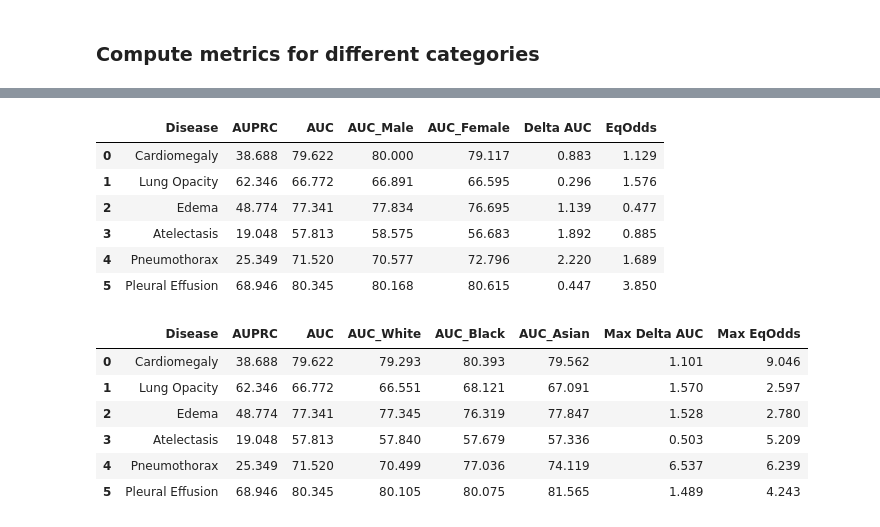
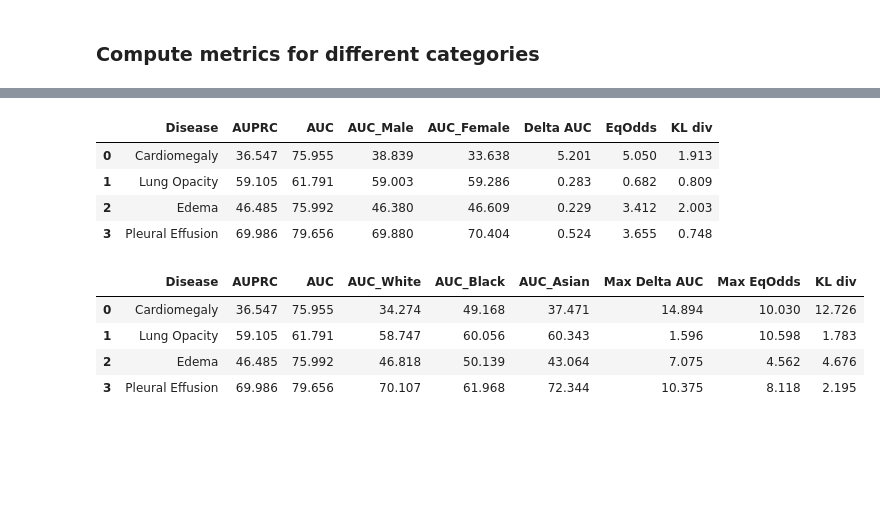
Before and after one commit to clemence-mottez/Mitigating-bias-in-DL-models, a Jupyter notebook: bias_mitigation/bias_mitigation_NN_data_augmentation.ipynb, the cells around one changed output, grey strips where cells are left out. Saved outputs shown, nothing was run; the diff lists cells and outputs as text; code cells hidden in the pictures; blank space fills up the shorter version.

```diff
--- a/bias_mitigation/bias_mitigation_NN_data_augmentation.ipynb
+++ b/bias_mitigation/bias_mitigation_NN_data_augmentation.ipynb
@@ -428,7 +518,7 @@ for target, no_finding_target in zip(targets, y_no_finding):
 
 targets = np.array(updated_targets)
 # %%
-diseases = ['Cardiomegaly', 'Lung Opacity', 'Edema', 'Atelectasis', 'Pneumothorax', 'Pleural Effusion']
+diseases = ['Cardiomegaly', 'Lung Opacity', 'Edema', 'Pleural Effusion']
 # %%
 def compute_metrics(predictions, targets):
     # Calculate metrics for each disease
@@ -773,22 +948,29 @@ for disease, values in metrics.items():
     auprc_overall = values['AUPRC'] *100
 
     auc_overall = values['AUC'] *100
-    auc_male = metrics_male[disease]['AUC'] *100
-    auc_female = metrics_female[disease]['AUC'] *100
+    auc_male = metrics_male[disease]['AUPRC'] *100
+    auc_female = metrics_female[disease]['AUPRC'] *100
     tp_rate_male = metrics_male[disease]['TP Rate'] *100
     tp_rate_female = metrics_female[disease]['TP Rate'] *100
     fp_rate_male = metrics_male[disease]['FP Rate'] *100
     fp_rate_female = metrics_female[disease]['FP Rate'] *100
+
+    kl1 = metrics_male[disease]['KL Div'] *100
+    kl2 = metrics_female[disease]['KL Div'] *100
+
+
+    delta_KL_sex = abs(kl1 - kl2)
+
 
     # Calculate delta AUC and equality of odds
     delta_auc_sex = abs(auc_male - auc_female)
     eq_odds_sex = 0.5 * (abs(tp_rate_male - tp_rate_female) + abs(fp_rate_male - fp_rate_female))
 
     # Append to the data list
-    data_sex.append([disease, auprc_overall, auc_overall, auc_male, auc_female, delta_auc_sex, eq_odds_sex])
+    data_sex.append([disease, auprc_overall, auc_overall, auc_male, auc_female, delta_auc_sex, eq_odds_sex, delta_KL_sex])
 
 # Create a DataFrame
-df_sex = pd.DataFrame(data_sex, columns=['Disease', 'AUPRC', 'AUC', 'AUC_Male', 'AUC_Female', 'Delta AUC', 'EqOdds'])
+df_sex = pd.DataFrame(data_sex, columns=['Disease', 'AUPRC', 'AUC', 'AUC_Male', 'AUC_Female', 'Delta AUC', 'EqOdds', 'KL div'])
 
 
 # Styling the DataFrame
@@ -798,19 +980,18 @@ styled_df = df_sex.style.format({
     'AUC_Male': "{:.3f}",
     'AUC_Female': "{:.3f}",
     'Delta AUC': "{:.3f}",
-    'EqOdds': "{:.3f}"
-}).background_gradient(cmap='viridis', subset=['AUPRC', 'AUC', 'AUC_Male', 'AUC_Female', 'Delta AUC', 'EqOdds'])
+    'EqOdds': "{:.3f}",
+    'KL div': "{:.3f}"
+}).background_gradient(cmap='viridis', subset=['AUPRC', 'AUC', 'AUC_Male', 'AUC_Female', 'Delta AUC', 'EqOdds', 'KL div'])
 
 # Display the styled DataFrame
 styled_df
 # %% [output]
-|  | Disease | AUPRC | AUC | AUC_Male | AUC_Female | Delta AUC | EqOdds |
-| 0 | Cardiomegaly | 38.688 | 79.622 | 80.000 | 79.117 | 0.883 | 1.129 |
-| 1 | Lung Opacity | 62.346 | 66.772 | 66.891 | 66.595 | 0.296 | 1.576 |
-| 2 | Edema | 48.774 | 77.341 | 77.834 | 76.695 | 1.139 | 0.477 |
-| 3 | Atelectasis | 19.048 | 57.813 | 58.575 | 56.683 | 1.892 | 0.885 |
-| 4 | Pneumothorax | 25.349 | 71.520 | 70.577 | 72.796 | 2.220 | 1.689 |
-| 5 | Pleural Effusion | 68.946 | 80.345 | 80.168 | 80.615 | 0.447 | 3.850 |
+|  | Disease | AUPRC | AUC | AUC_Male | AUC_Female | Delta AUC | EqOdds | KL div |
+| 0 | Cardiomegaly | 36.547 | 75.955 | 38.839 | 33.638 | 5.201 | 5.050 | 1.913 |
+| 1 | Lung Opacity | 59.105 | 61.791 | 59.003 | 59.286 | 0.283 | 0.682 | 0.809 |
+| 2 | Edema | 46.485 | 75.992 | 46.380 | 46.609 | 0.229 | 3.412 | 2.003 |
+| 3 | Pleural Effusion | 69.986 | 79.656 | 69.880 | 70.404 | 0.524 | 3.655 | 0.748 |
 # %%
 # Initialize an empty list to store the data
 data_race = []
@@ -820,9 +1001,9 @@ for disease, values in metrics.items():
     auprc_overall = values['AUPRC'] *100
     auc_overall = values['AUC'] *100
     auc_groups = [
-        metrics_white[disease]['AUC'] *100,
-        metrics_black[disease]['AUC'] *100,
-        metrics_asian[disease]['AUC'] *100
+        metrics_white[disease]['AUPRC'] *100,
+        metrics_black[disease]['AUPRC'] *100,
+        metrics_asian[disease]['AUPRC'] *100
     ]
     tp_rates = [
         metrics_white[disease]['TP Rate'] *100,
@@ -835,44 +1016,51 @@ for disease, values in metrics.items():
         metrics_asian[disease]['FP Rate'] *100
     ]
 
+    kl_rates = [
+        metrics_white[disease]['KL Div'] *100,
+        metrics_black[disease]['KL Div'] *100,
+        metrics_asian[disease]['KL Div'] *100
+    ]
+
+    delta_kl_race = max(abs(kl_rates[i] - kl_rates[j]) for i in range(len(kl_rates)) for j in range(i + 1, len(kl_rates)))
+
     # Calculate the maximum delta AUC
     delta_auc_race = max(abs(auc_groups[i] - auc_groups[j]) for i in range(len(auc_groups)) for j in range(i + 1, len(auc_groups)))
 
     # Calculate the maximum equality of odds
     eq_odds_race = max(
         0.5 * (abs(tp_rates[i] - tp_rates[j]) + abs(fp_rates[i] - fp_rates[j]))
         for i in range(len(tp_rates)) for j in range(i + 1, len(tp_rates))
     )
 
     # Append to the data list
-    data_race.append([disease, auprc_overall, auc_overall] + auc_groups + [delta_auc_race, eq_odds_race])
+    data_race.append([disease, auprc_overall, auc_overall] + auc_groups + [delta_auc_race, eq_odds_race, delta_kl_race])
 
 # Create a DataFrame
-columns = ['Disease', 'AUPRC', 'AUC', 'AUC_White', 'AUC_Black', 'AUC_Asian', 'Max Delta AUC', 'Max EqOdds']
+columns = ['Disease', 'AUPRC', 'AUC', 'AUC_White', 'AUC_Black', 'AUC_Asian', 'Max Delta AUC', 'Max EqOdds', 'KL div']
 df_race = pd.DataFrame(data_race, columns=columns)
 
 # Display the DataFrame with styling
 # Styling the DataFrame
 styled_df = df_race.style.format({
     'AUC': "{:.3f}",
     'AUPRC': "{:.3f}",
     'AUC_White': "{:.3f}",
     'AUC_Black': "{:.3f}",
     'AUC_Asian': "{:.3f}",
     'Max Delta AUC': "{:.3f}",
-    'Max EqOdds': "{:.3f}"
-}).background_gradient(cmap='viridis', subset=['AUPRC', 'AUC', 'AUC_White', 'AUC_Black', 'AUC_Asian', 'Max Delta AUC', 'Max EqOdds'])
+    'Max EqOdds': "{:.3f}",
+    'KL div': "{:.3f}"
+}).background_gradient(cmap='viridis', subset=['AUPRC', 'AUC', 'AUC_White', 'AUC_Black', 'AUC_Asian', 'Max Delta AUC', 'Max EqOdds', 'KL div'])
 
 # Display the styled DataFrame
 styled_df
 # %% [output]
-|  | Disease | AUPRC | AUC | AUC_White | AUC_Black | AUC_Asian | Max Delta AUC | Max EqOdds |
-| 0 | Cardiomegaly | 38.688 | 79.622 | 79.293 | 80.393 | 79.562 | 1.101 | 9.046 |
-| 1 | Lung Opacity | 62.346 | 66.772 | 66.551 | 68.121 | 67.091 | 1.570 | 2.597 |
-| 2 | Edema | 48.774 | 77.341 | 77.345 | 76.319 | 77.847 | 1.528 | 2.780 |
-| 3 | Atelectasis | 19.048 | 57.813 | 57.840 | 57.679 | 57.336 | 0.503 | 5.209 |
-| 4 | Pneumothorax | 25.349 | 71.520 | 70.499 | 77.036 | 74.119 | 6.537 | 6.239 |
-| 5 | Pleural Effusion | 68.946 | 80.345 | 80.105 | 80.075 | 81.565 | 1.489 | 4.243 |
+|  | Disease | AUPRC | AUC | AUC_White | AUC_Black | AUC_Asian | Max Delta AUC | Max EqOdds | KL div |
+| 0 | Cardiomegaly | 36.547 | 75.955 | 34.274 | 49.168 | 37.471 | 14.894 | 10.030 | 12.726 |
+| 1 | Lung Opacity | 59.105 | 61.791 | 58.747 | 60.056 | 60.343 | 1.596 | 10.598 | 1.783 |
+| 2 | Edema | 46.485 | 75.992 | 46.818 | 50.139 | 43.064 | 7.075 | 4.562 | 4.676 |
+| 3 | Pleural Effusion | 69.986 | 79.656 | 70.107 | 61.968 | 72.344 | 10.375 | 8.118 | 2.195 |
 # %%
 # Initialize an empty list to store the data
 data_age = []
```
Also changed, not shown: parts of 30 cells of this notebook, 9 other files.
